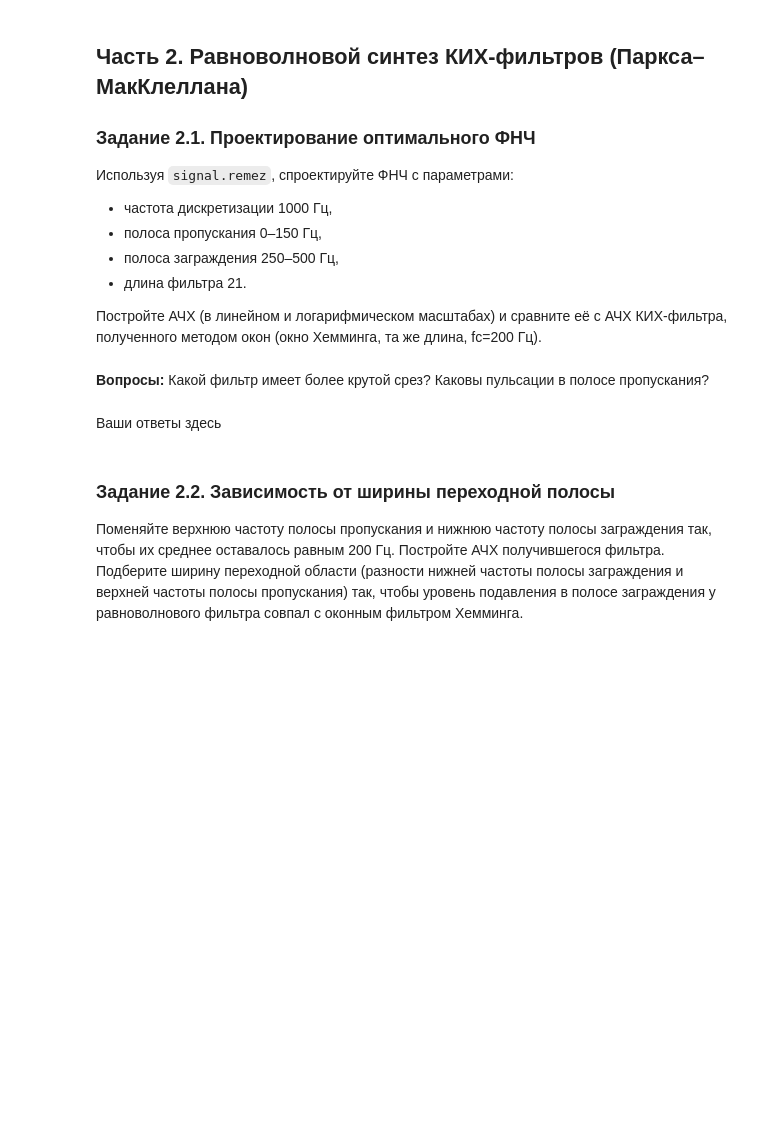
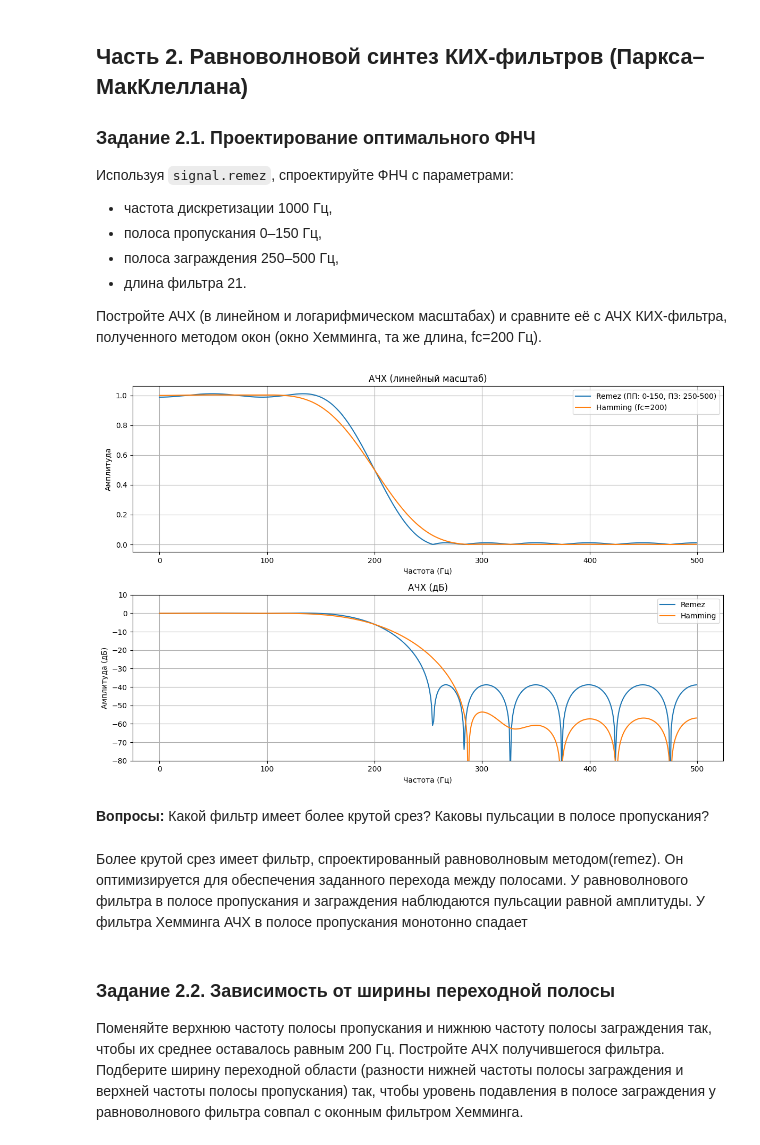
Before and after one commit to ilya-agafonov/dsp-seminars, a Jupyter notebook: seminars/6_Agafonov.ipynb, the cells around one changed output. Drawn from its saved outputs; the diff is of its cells as text; code cells hidden in the pictures; blank space fills up the shorter version.

```diff
--- a/seminars/6_Agafonov.ipynb
+++ b/seminars/6_Agafonov.ipynb
@@ -156,8 +148,44 @@ plt.show()
+# %%
+fs = 1000
+numtaps = 21
+bands_remez = [0, 150, 250, 500]
+desired_remez = [1, 0]
+b_remez = signal.remez(numtaps, bands_remez, desired_remez, fs=fs)
+b_hamm = signal.firwin(numtaps, 200, window='hamming', fs=fs)
+
+w_r, h_r = signal.freqz(b_remez, fs=fs)
+w_h, h_h = signal.freqz(b_hamm, fs=fs)
+
+plt.figure(figsize=(12, 8))
+
+plt.subplot(2, 1, 1)
+plt.plot(w_r, np.abs(h_r), label='Remez (ПП: 0-150, ПЗ: 250-500)')
+plt.plot(w_h, np.abs(h_h), label='Hamming (fc=200)')
+plt.title('АЧХ (линейный масштаб)')
+plt.xlabel('Частота (Гц)')
+plt.ylabel('Амплитуда')
+plt.grid(True)
+plt.legend()
+
+plt.subplot(2, 1, 2)
+plt.plot(w_r, 20 * np.log10(np.abs(h_r) + 1e-12), label='Remez')
+plt.plot(w_h, 20 * np.log10(np.abs(h_h) + 1e-12), label='Hamming')
+plt.title('АЧХ (дБ)')
+plt.xlabel('Частота (Гц)')
+plt.ylabel('Амплитуда (дБ)')
+plt.ylim(-80, 10)
+plt.grid(True)
+plt.legend()
+
+plt.tight_layout()
+plt.show()
+# %% [output]
+[figure, added]
 # %% [markdown]
 
 **Вопросы:** Какой фильтр имеет более крутой срез? Каковы пульсации в полосе пропускания?
-# %% [markdown]
-Ваши ответы здесь
+# %% [markdown]
+Более крутой срез имеет фильтр, спроектированный равноволновым методом(remez). Он оптимизируется для обеспечения заданного перехода между полосами. У равноволнового фильтра в полосе пропускания и заграждения наблюдаются пульсации равной амплитуды. У фильтра Хемминга АЧХ в полосе пропускания монотонно спадает
 # %% [markdown]
 ### Задание 2.2. Зависимость от ширины переходной полосы
 
```
Also changed, not shown: parts of 23 cells of this notebook.
